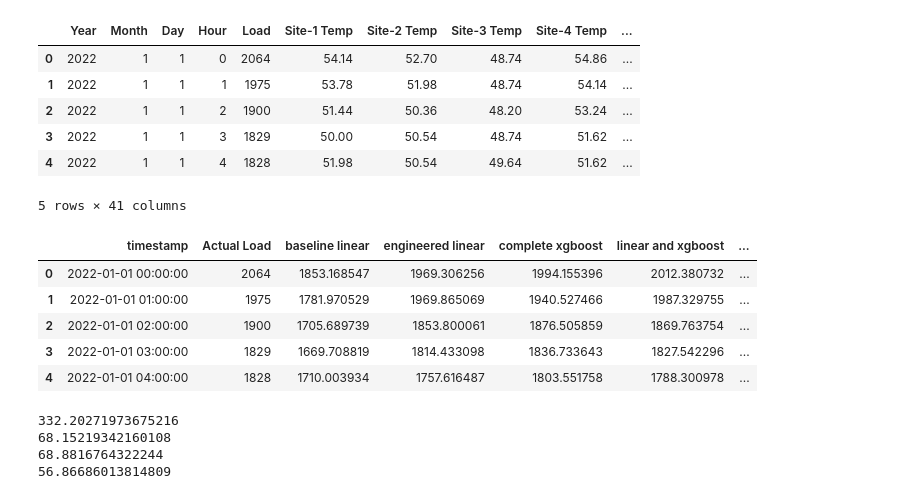
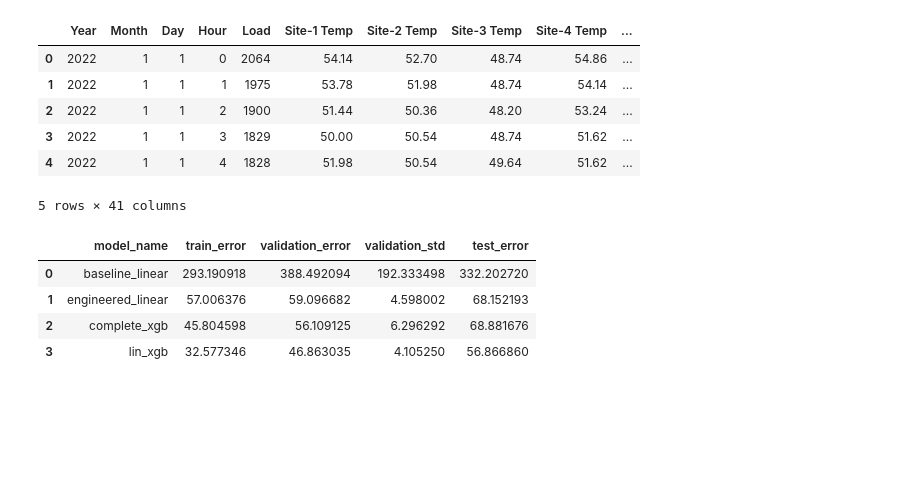
Before and after one commit to AmritpalSNijjar/load_forecasting, a Jupyter notebook: notebooks/model_analysis.ipynb, the cells around one changed output. Drawn from its saved outputs; the diff is of its cells as text; code cells hidden in the pictures; blank space fills up the shorter version.

```diff
--- a/notebooks/model_analysis.ipynb
+++ b/notebooks/model_analysis.ipynb
@@ -80,34 +166,40 @@ def generate_all_predictions(model_name, df):
         case _:
             raise ValueError(f"Invalid model name: {model_name}")
 # %%
-baseline_preds = pd.DataFrame(generate_all_predictions("baseline_linear", baseline_df_transformer(raw_test)), columns = ["baseline linear"])
+errors_dict = {"model_name": ["baseline_linear", "engineered_linear", "complete_xgb", "lin_xgb"], "train_error" : [], "validation_error": [], "validation_std": [], "test_error": []}
 
-eng_lin_preds = pd.DataFrame(generate_all_predictions("engineered_linear", test_transformed), columns = ["engineered linear"])
+model_df_transformers = [baseline_df_transformer, engineered_df_transformer, complete_df_transformer, complete_df_transformer]
 
-xgb_preds = pd.DataFrame(generate_all_predictions("complete_xgb", test_transformed), columns = ["complete xgboost"])
+baseline_preds = pd.DataFrame(generate_all_predictions("baseline_linear", baseline_df_transformer(raw_test)), columns = ["baseline_linear_load"])
 
-lin_xgb_preds = pd.DataFrame(generate_all_predictions("lin_xgb", test_transformed), columns = ["linear and xgboost"])
+eng_lin_preds = pd.DataFrame(generate_all_predictions("engineered_linear", test_transformed), columns = ["engineered_linear_load"])
+
+xgb_preds = pd.DataFrame(generate_all_predictions("complete_xgb", test_transformed), columns = ["complete_xgb_load"])
+
+lin_xgb_preds = pd.DataFrame(generate_all_predictions("lin_xgb", test_transformed), columns = ["lin_xgb_load"])
+
+complete_predictions = pd.concat([test_transformed, baseline_preds, eng_lin_preds, xgb_preds, lin_xgb_preds], axis = 1)
+complete_predictions = complete_predictions[["timestamp", "Load", "baseline_linear_load", "engineered_linear_load", "complete_xgb_load", "lin_xgb_load", "avg_region_temp", "is_weekend"]].rename(columns = {"Load": "Actual Load"})
+
+for model_name, transformer in zip(errors_dict["model_name"], model_df_transformers):
+
+    train_error = root_mean_squared_error(generate_all_predictions(model_name, transformer(raw_train)), transformer(raw_train)["Load"])
+
+    validation_error, validation_std = cv_rmse(model_name, raw_train)
+
+    test_error = root_mean_squared_error(complete_predictions["Actual Load"], complete_predictions[model_name + "_load"])
+
+    errors_dict["train_error"].append(train_error)
+    errors_dict["validation_error"].append(validation_error)
+    errors_dict["validation_std"].append(validation_std)
+    errors_dict["test_error"].append(test_error)
+
+errors_df = pd.DataFrame(errors_dict)
-# %%
-complete_predictions = pd.concat([test_transformed, baseline_preds, eng_lin_preds, xgb_preds, lin_xgb_preds], axis = 1)
-complete_predictions = complete_predictions[["timestamp", "Load", "baseline linear", "engineered linear", "complete xgboost", "linear and xgboost", "avg_region_temp", "is_weekend"]].rename(columns = {"Load": "Actual Load"})
-complete_predictions.head()
-# %% [output]
-|  | timestamp | Actual Load | baseline linear | engineered linear | complete xgboost | linear and xgboost | ... |
-| 0 | 2022-01-01 00:00:00 | 2064 | 1853.168547 | 1969.306256 | 1994.155396 | 2012.380732 | ... |
-| 1 | 2022-01-01 01:00:00 | 1975 | 1781.970529 | 1969.865069 | 1940.527466 | 1987.329755 | ... |
-| 2 | 2022-01-01 02:00:00 | 1900 | 1705.689739 | 1853.800061 | 1876.505859 | 1869.763754 | ... |
-| 3 | 2022-01-01 03:00:00 | 1829 | 1669.708819 | 1814.433098 | 1836.733643 | 1827.542296 | ... |
-| 4 | 2022-01-01 04:00:00 | 1828 | 1710.003934 | 1757.616487 | 1803.551758 | 1788.300978 | ... |
-# %%
-print(root_mean_squared_error(complete_predictions["Actual Load"], complete_predictions["baseline linear"]))
-
-print(root_mean_squared_error(complete_predictions["Actual Load"], complete_predictions["engineered linear"]))
-
-print(root_mean_squared_error(complete_predictions["Actual Load"], complete_predictions["complete xgboost"]))
-
-print(root_mean_squared_error(complete_predictions["Actual Load"], complete_predictions["linear and xgboost"]))
-# %% [output]
-332.20271973675216
-68.15219342160108
-68.8816764322244
-56.86686013814809
+# %%
+errors_df
+# %% [output]
+|  | model_name | train_error | validation_error | validation_std | test_error |
+| 0 | baseline_linear | 293.190918 | 388.492094 | 192.333498 | 332.202720 |
+| 1 | engineered_linear | 57.006376 | 59.096682 | 4.598002 | 68.152193 |
+| 2 | complete_xgb | 45.804598 | 56.109125 | 6.296292 | 68.881676 |
+| 3 | lin_xgb | 32.577346 | 46.863035 | 4.105250 | 56.866860 |
```
Also changed, not shown: parts of 15 cells of this notebook.
